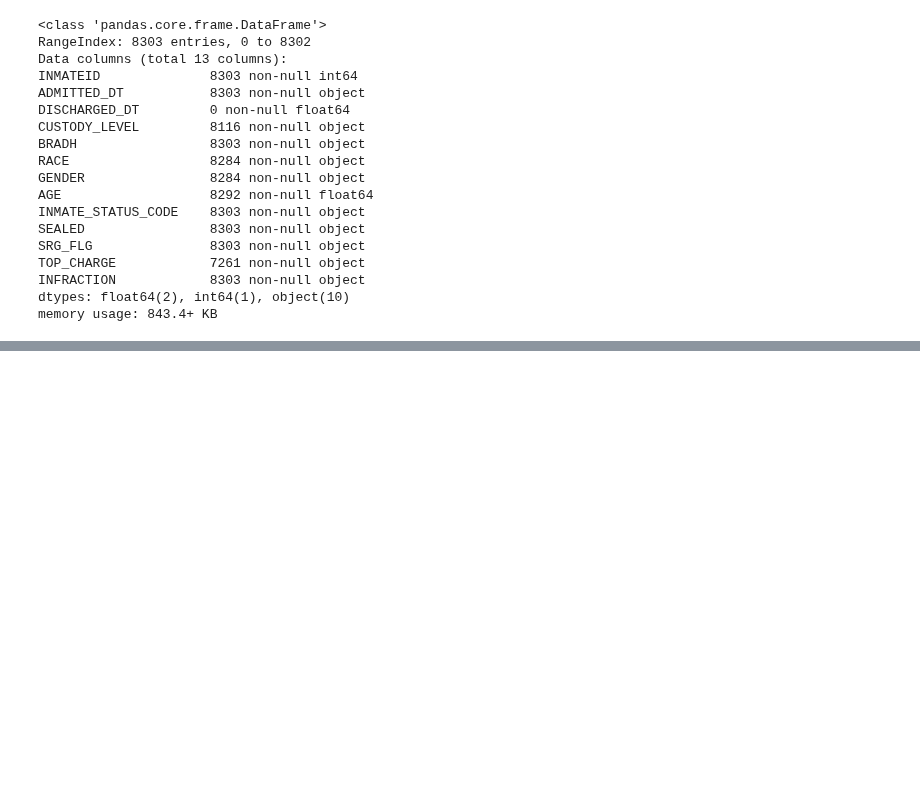
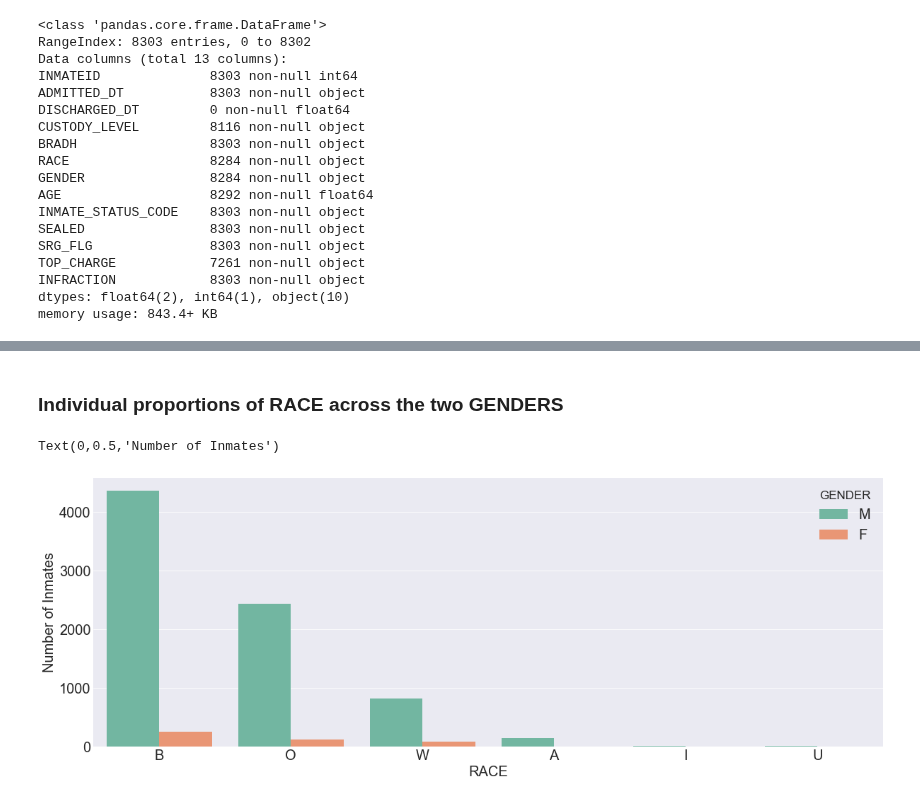
Before and after one commit to sominw/Kaggle, a Jupyter notebook: NYC Inmates Study/Starter Notebook-EDA.ipynb, the cells around one changed output, grey strips where cells are left out. Saved outputs shown, nothing was run; the diff lists cells and outputs as text; code cells hidden in the pictures; blank space fills up the shorter version.

```diff
--- a/NYC Inmates Study/Starter Notebook-EDA.ipynb
+++ b/NYC Inmates Study/Starter Notebook-EDA.ipynb
@@ -50,0 +102,10 @@ h = plt.hist(pd.to_numeric(data.AGE).dropna(), facecolor='g', alpha=0.75)
+# %% [markdown]
+### Individual proportions of RACE across the two GENDERS
+# %%
+plt.figure(figsize=(20,7))
+sns.countplot(x='RACE', hue='GENDER', data=data, palette="Set2",
+             order = data['RACE'].value_counts().index)
+plt.ylabel("Number of Inmates")
+# %% [output]
+Text(0,0.5,'Number of Inmates')
+[figure, added]
```
Also changed, not shown: parts of 19 cells of this notebook.
